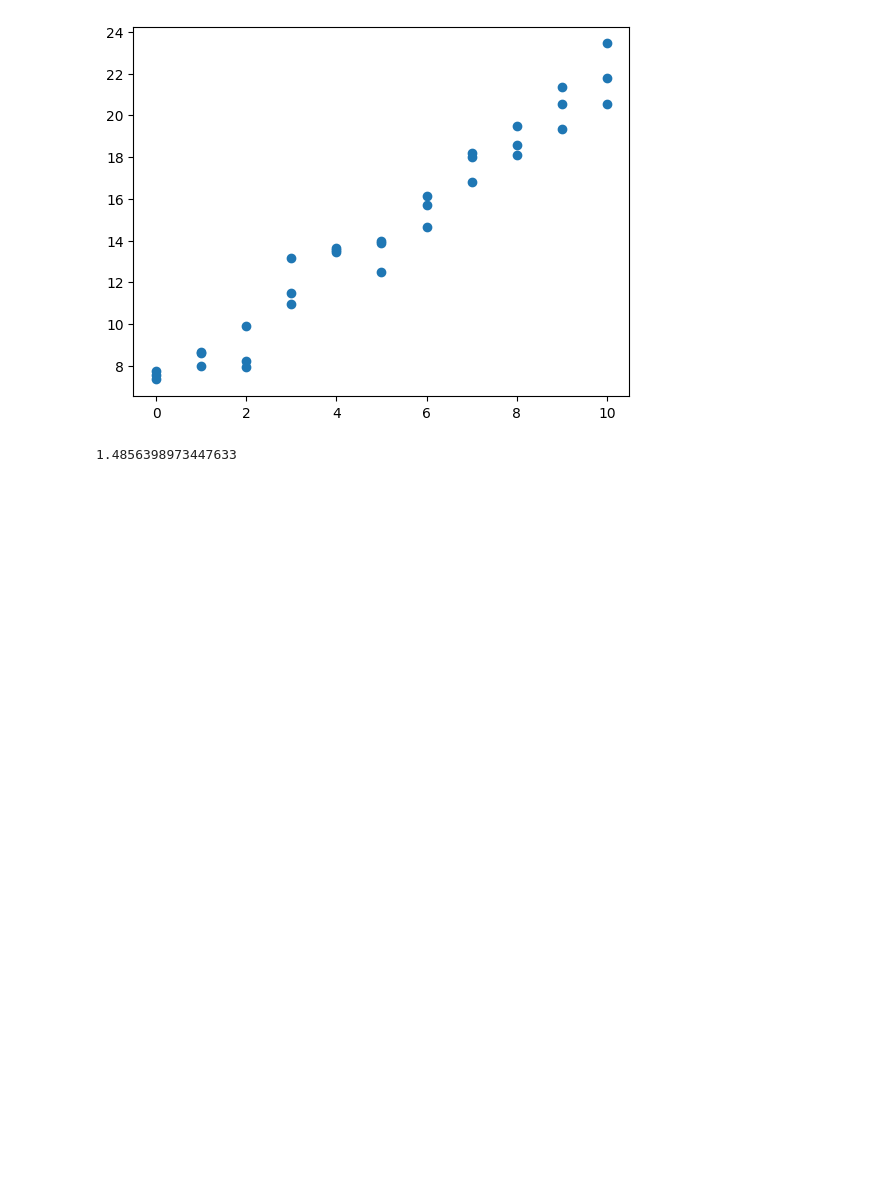
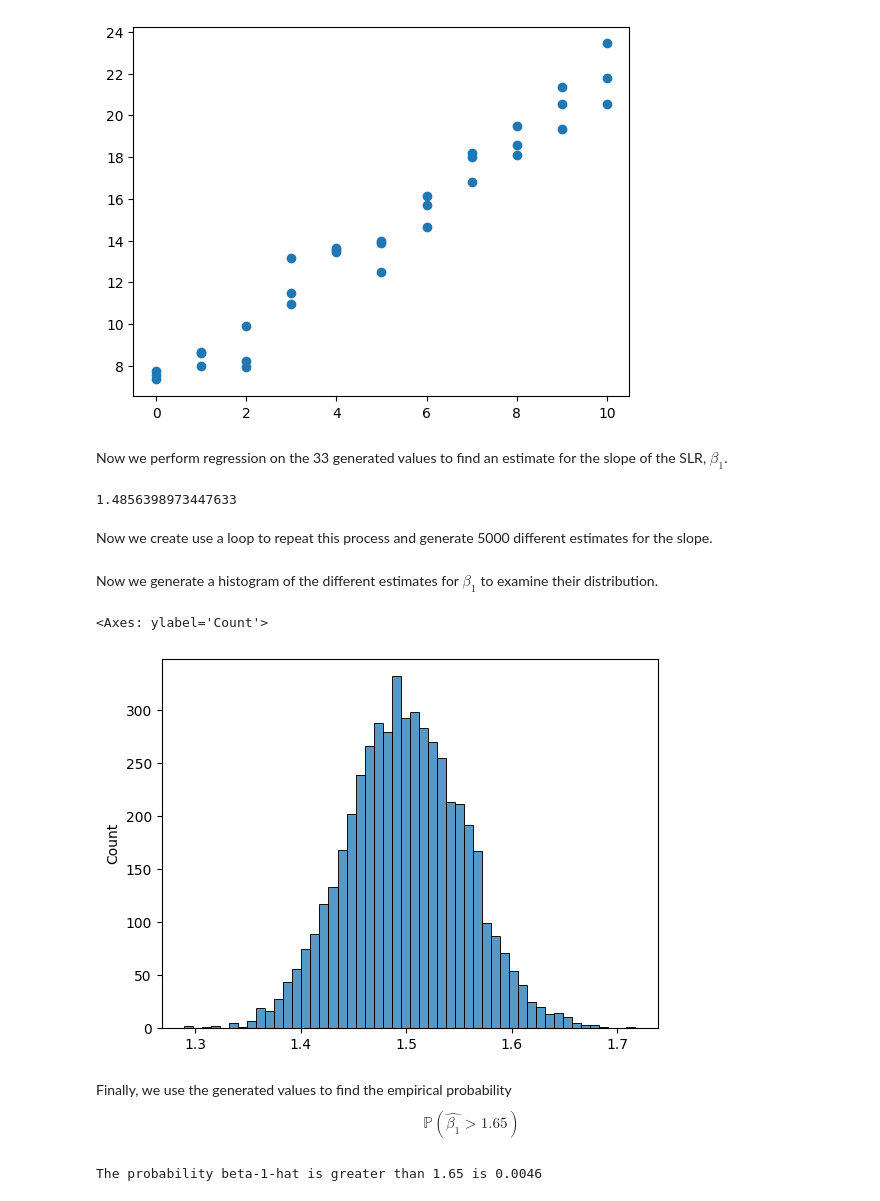
Before and after one commit to solivagvs/stat554hw05, a Jupyter notebook: sandorHW05.ipynb, the cells around one changed output. Cells and saved outputs as stored; diff of their text form; code cells hidden in the pictures; blank space fills up the shorter version.

```diff
--- a/sandorHW05.ipynb
+++ b/sandorHW05.ipynb
@@ -52,5 +54,7 @@ plt.scatter(x = x, y = y)
 plt.show()
 # %% [output]
 [figure]
+# %% [markdown]
+Now we perform regression on the 33 generated values to find an estimate for the slope of the SLR, $\hat{\beta_1}$.
 # %%
 from sklearn.linear_model import LinearRegression
@@ -66,3 +67,45 @@ m = reg.coef_[0]
 print(m)
 # %% [output]
 1.4856398973447633
+# %% [markdown]
+Now we create use a loop to repeat this process and generate 5000 different estimates for the slope.
+# %%
+k = 5000
+
+beta1hat = [0] * k
+
+for i in range(k):
+    # get three 'values' of x at each integer from 0 to 10.
+    x = np.array(list(np.linspace(start = 0, stop = 10, num = 11))*3)
+    n = 33
+
+    #create the 'responses' modeled from the line plus a random deviation
+    y = beta_0 + beta_1 * x + rng.standard_normal(n)
+
+    x = x.reshape((-1, 1))
+    reg = LinearRegression().fit(x, y)
+
+    LinearRegression()
+    beta1hat[i] = reg.coef_[0]
+# %% [markdown]
+Now we generate a histogram of the different estimates for $\beta_1$ to examine their distribution.
+# %%
+import seaborn as sns
+
+sns.histplot(beta1hat)
+# %% [output]
+<Axes: ylabel='Count'>
+[figure, added]
+# %% [markdown]
+Finally, we use the generated values to find the empirical probability $$\mathbb{P}(\hat{\beta_1} > 1.65)$$
+# %%
+probcount = 0
+
+for i in range(k):
+    if beta1hat[i] > 1.65:
+        probcount += 1
+
+print("The probability beta-1-hat is greater than 1.65 is", \
+      round(probcount / k, 4))
+# %% [output]
+The probability beta-1-hat is greater than 1.65 is 0.0046
```
Also changed, not shown: parts of 13 cells of this notebook.
